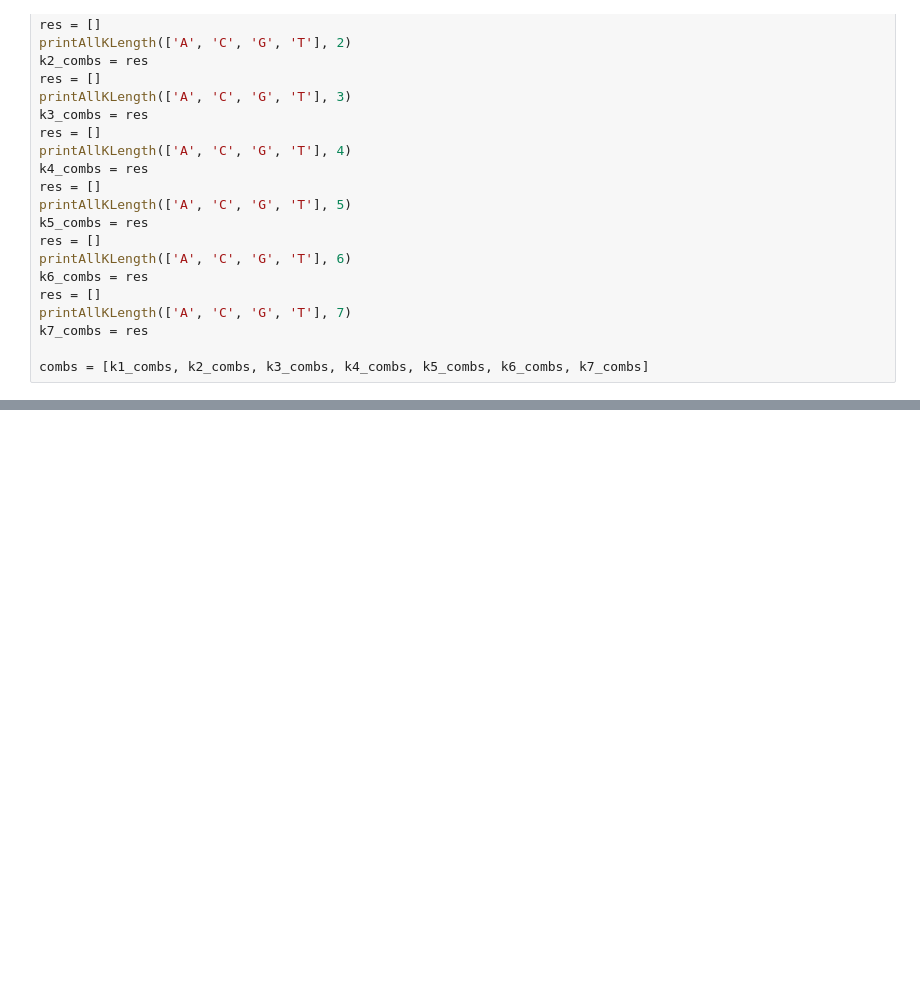
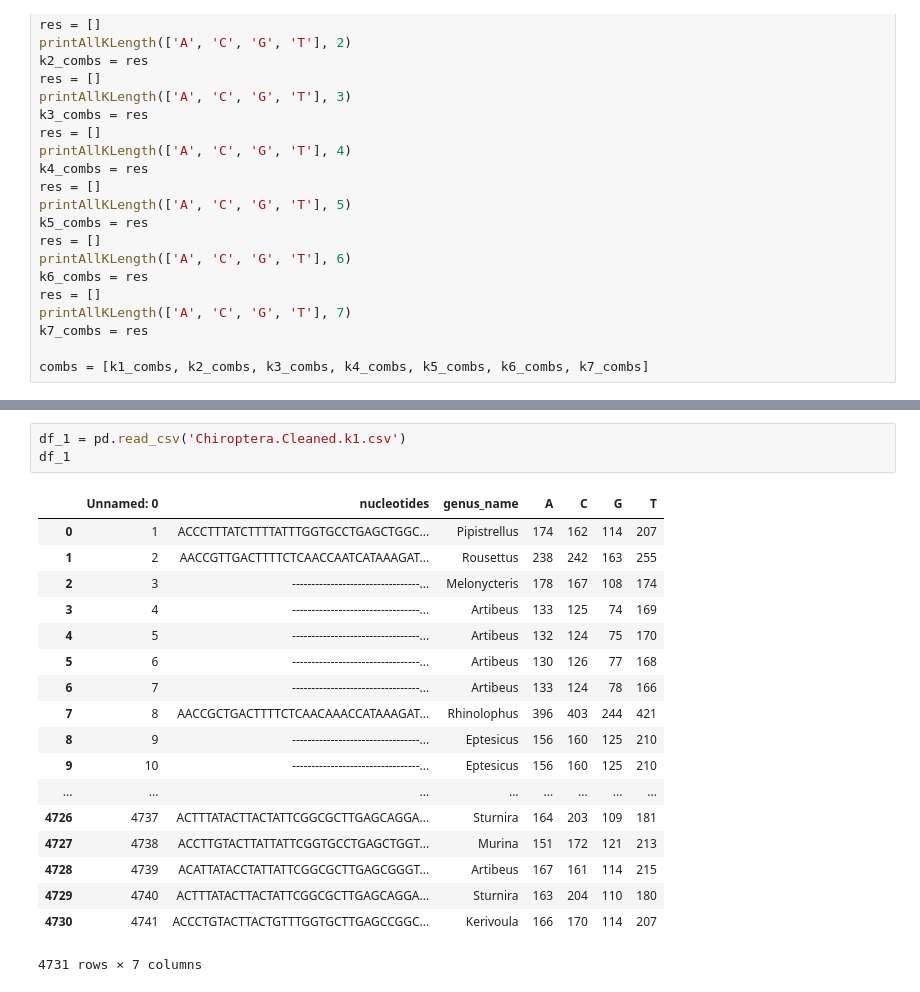
Before and after one commit to ali0jn/Hierarchical-Taxonomy-Classification, a Jupyter notebook: preprocessing.ipynb, the cells around one changed output, grey strips where cells are left out. Saved outputs shown, nothing was run; the diff lists cells and outputs as text; blank space fills up the shorter version.

```diff
--- a/preprocessing.ipynb
+++ b/preprocessing.ipynb
@@ -92,0 +116,22 @@ for k in range(0, 7):
+# %%
+df_1 = pd.read_csv('Chiroptera.Cleaned.k1.csv')
+df_1
+# %% [output]
+|  | Unnamed: 0 | nucleotides | genus_name | A | C | G | T |
+| 0 | 1 | ACCCTTTATCTTTTATTTGGTGCCTGAGCTGGC... | Pipistrellus | 174 | 162 | 114 | 207 |
+| 1 | 2 | AACCGTTGACTTTTCTCAACCAATCATAAAGAT... | Rousettus | 238 | 242 | 163 | 255 |
+| 2 | 3 | ---------------------------------... | Melonycteris | 178 | 167 | 108 | 174 |
+| 3 | 4 | ---------------------------------... | Artibeus | 133 | 125 | 74 | 169 |
+| 4 | 5 | ---------------------------------... | Artibeus | 132 | 124 | 75 | 170 |
+| 5 | 6 | ---------------------------------... | Artibeus | 130 | 126 | 77 | 168 |
+| 6 | 7 | ---------------------------------... | Artibeus | 133 | 124 | 78 | 166 |
+| 7 | 8 | AACCGCTGACTTTTCTCAACAAACCATAAAGAT... | Rhinolophus | 396 | 403 | 244 | 421 |
+| 8 | 9 | ---------------------------------... | Eptesicus | 156 | 160 | 125 | 210 |
+| 9 | 10 | ---------------------------------... | Eptesicus | 156 | 160 | 125 | 210 |
+| ... | ... | ... | ... | ... | ... | ... | ... |
+| 4726 | 4737 | ACTTTATACTTACTATTCGGCGCTTGAGCAGGA... | Sturnira | 164 | 203 | 109 | 181 |
+| 4727 | 4738 | ACCTTGTACTTATTATTCGGTGCCTGAGCTGGT... | Murina | 151 | 172 | 121 | 213 |
+| 4728 | 4739 | ACATTATACCTATTATTCGGCGCTTGAGCGGGT... | Artibeus | 167 | 161 | 114 | 215 |
+| 4729 | 4740 | ACTTTATACTTACTATTCGGCGCTTGAGCAGGA... | Sturnira | 163 | 204 | 110 | 180 |
+| 4730 | 4741 | ACCCTGTACTTACTGTTTGGTGCTTGAGCCGGC... | Kerivoula | 166 | 170 | 114 | 207 |
+4731 rows × 7 columns
```
Also changed, not shown: parts of 2 cells of this notebook, 7 other files.
